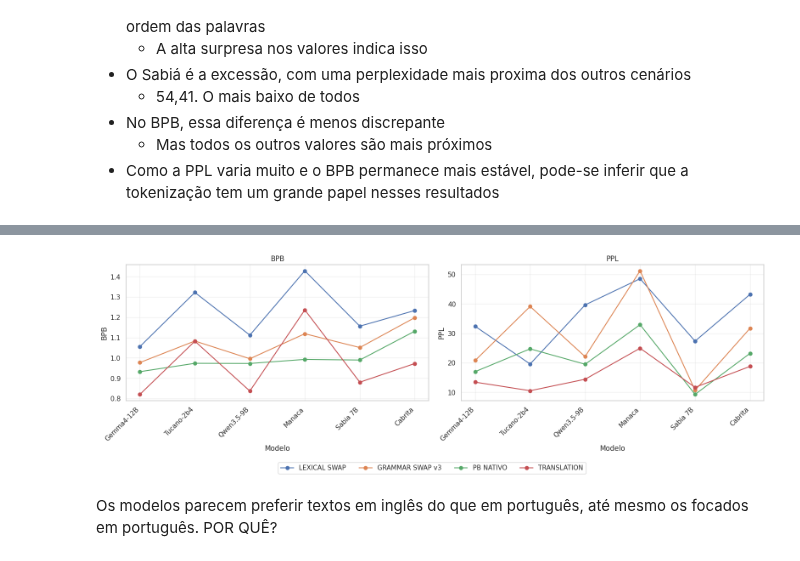
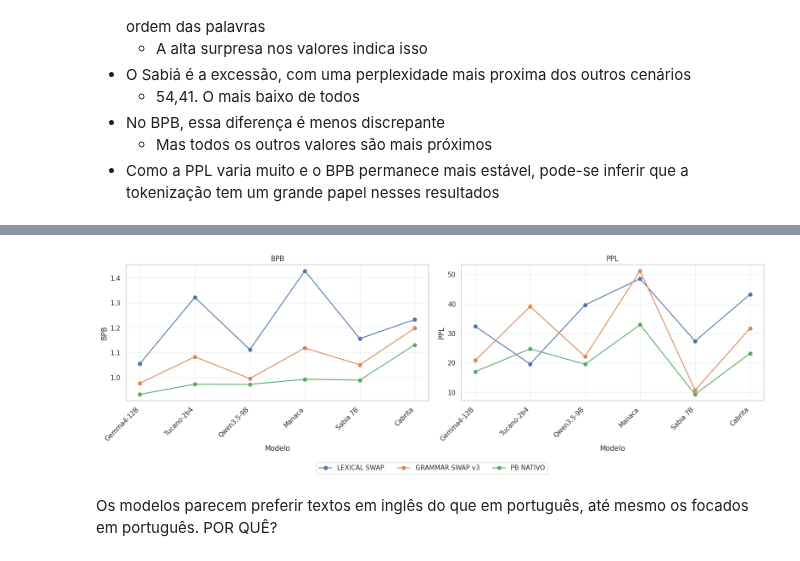
Before and after one commit to matheusprv/monolingual_and_multilingual, a Jupyter notebook: src/experiments/analysis_results.ipynb, the cells around one changed output, grey strips where cells are left out. Saved outputs shown, nothing was run; the diff lists cells and outputs as text; code cells hidden in the pictures.

```diff
--- a/src/experiments/analysis_results.ipynb
+++ b/src/experiments/analysis_results.ipynb
@@ -277,7 +281,7 @@ plot_results()
 # %%
-plot_results(scenarios =["LEXICAL SWAP", "GRAMMAR SWAP v3", "PB NATIVO", "TRANSLATION"])
+plot_results(scenarios =["LEXICAL SWAP", "GRAMMAR SWAP v3", "PB NATIVO"])
 # %% [output]
-[figure, old version]
+[figure, new version]
 # %% [markdown]
 Os modelos parecem preferir textos em inglês do que em português, até mesmo os focados em português. POR QUÊ?
 # %%
```
Also changed, not shown: parts of 1 cell of this notebook, 23 other files.
